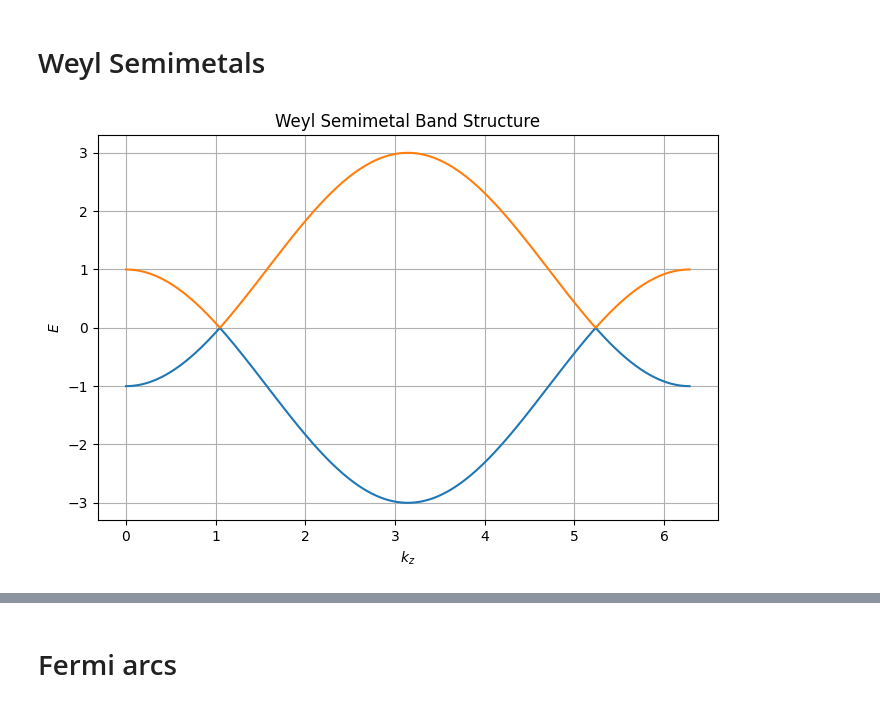
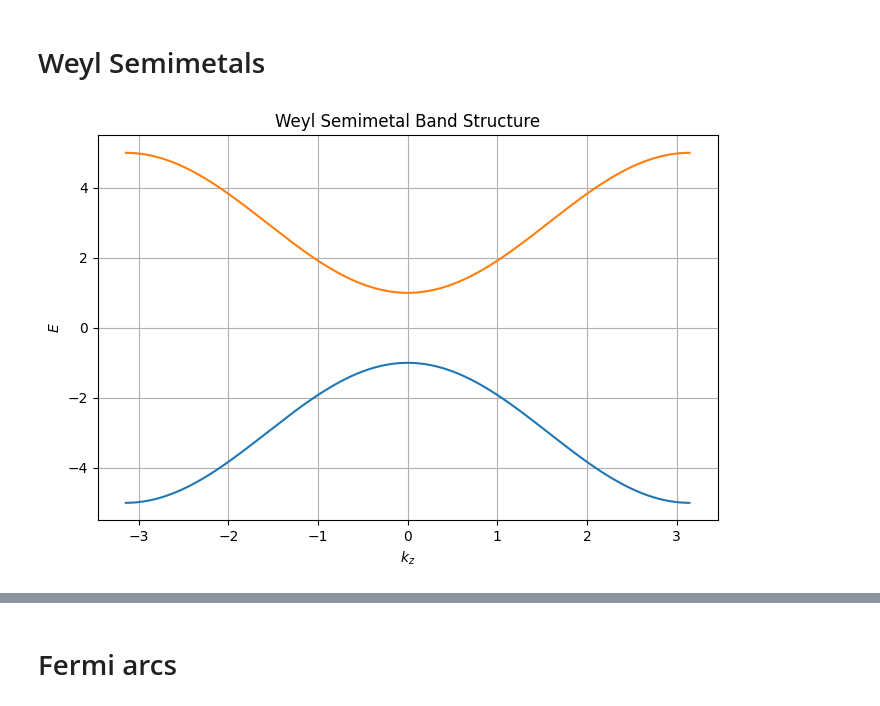
Before and after one commit to gehadibany/topological-phases, a Jupyter notebook: base_codes.ipynb, the cells around one changed output, grey strips where cells are left out. Saved outputs shown, nothing was run; the diff lists cells and outputs as text; code cells hidden in the pictures.

```diff
--- a/base_codes.ipynb
+++ b/base_codes.ipynb
@@ -251,36 +251,32 @@ plt.show()
 # %%
 # Weyl Semimetal band structure
 
 # Parameters
-t0=1
-t = 1
-V=1
-#m =2
+t0, t, V=0, 1, 3
 Nk = 1001
-kz_vals = np.linspace(0, 2*np.pi, Nk)
-energies = []
+
+kz_vals = np.linspace(-np.pi, np.pi, Nk)
+kx, ky = 0,0
 
 # Hamiltonian and diagonalization
+energies = []
 for kz in kz_vals:
-    kx = 0.0
-    ky = 0.0
     Hk = (-2*t0*np.sin(kx))*I2 +(2*t*np.sin(kx))* sigma_x + (2*t*np.sin(ky)) * sigma_y + (2*t*np.cos(kz)+2*t*(2-np.cos(kx)-np.cos(ky))-V)* sigma_z
-    #Hk = np.sin(kx) * sigma_x + np.sin(ky) * sigma_y + ((m - np.cos(kx) - np.cos(ky) - t* np.cos(kz))+1)* sigma_z
     eigvals = np.linalg.eigvalsh(Hk)
     energies.append(eigvals)
 
 energies = np.array(energies).T
 
 # Plot
 plt.figure (figsize=(8,5))
 for E in energies:
     plt.plot(kz_vals, E)
 plt.xlabel('$k_z$')
 plt.ylabel('$E$')
 plt.title('Weyl Semimetal Band Structure')
 plt.grid(True)
 plt.show()
 # %% [output]
-[figure, old version]
+[figure, new version]
 # %%
 chern_n = []
```
Also changed, not shown: parts of 12 cells of this notebook.
